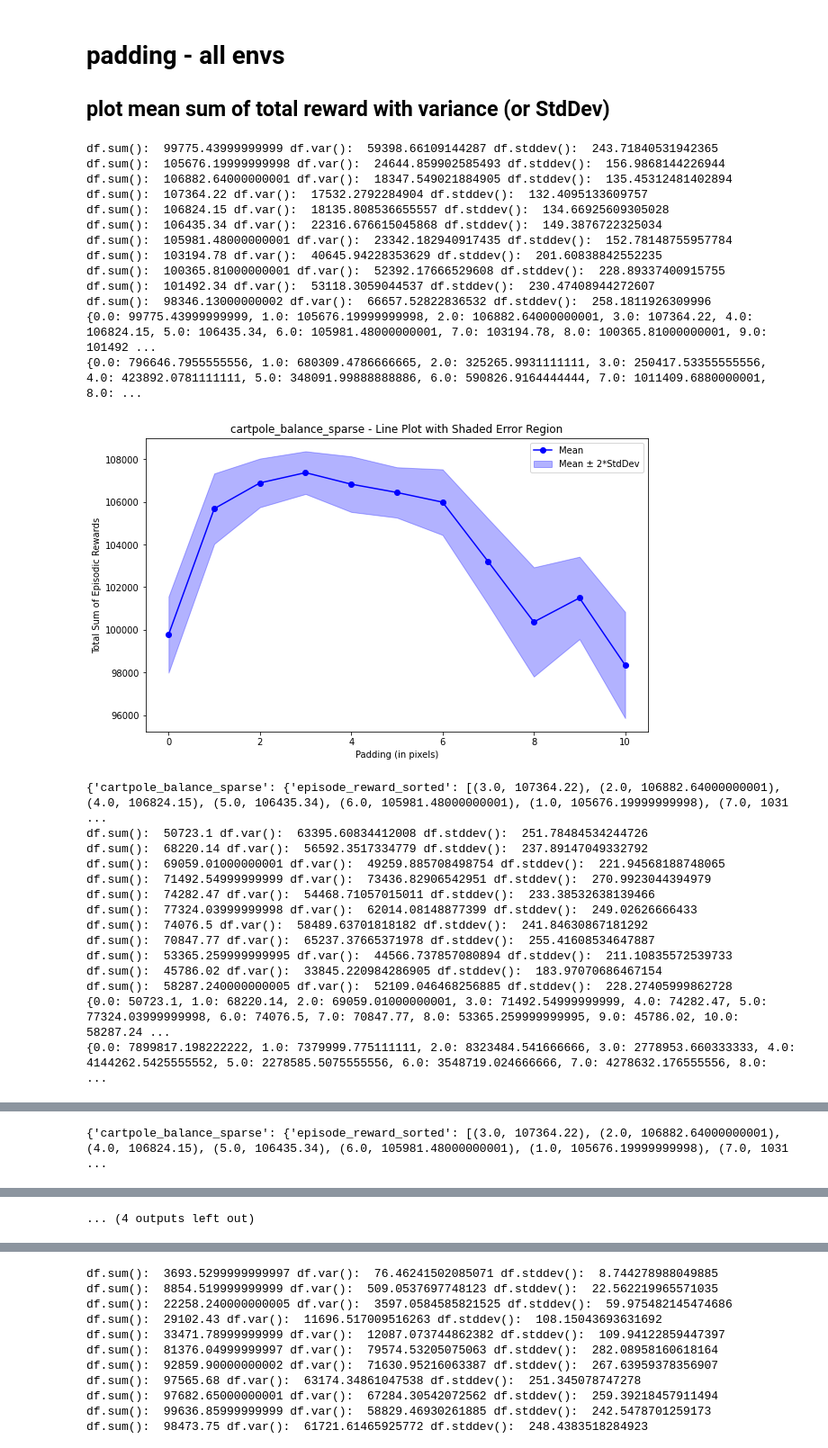
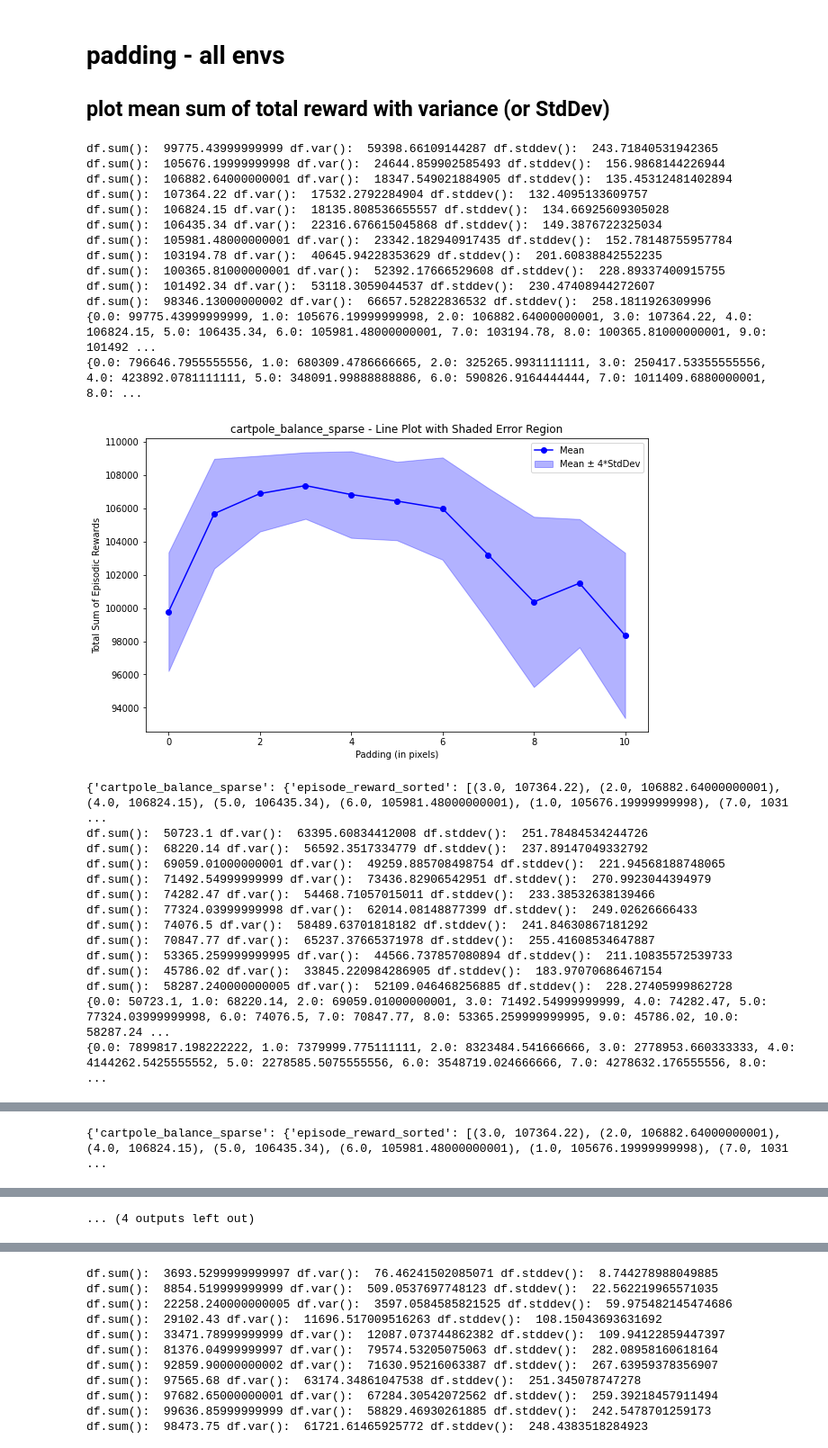
Before and after one commit to vBarbaros/smart-rl, a Jupyter notebook: notebooks/001_AUGMENT_ALL_STATS_ENVS_ALL_IN_ONE.ipynb, the cells around one changed output, grey strips where cells are left out. Shown at 90% size. Drawn from its saved outputs; the diff is of its cells as text; code cells hidden in the pictures.

```diff
--- a/notebooks/001_AUGMENT_ALL_STATS_ENVS_ALL_IN_ONE.ipynb
+++ b/notebooks/001_AUGMENT_ALL_STATS_ENVS_ALL_IN_ONE.ipynb
@@ -20,7 +20,7 @@ LIST_VALS = [0, 1, 2, 3, 4, 5, 6, 7, 8, 9, 10]
 column_name = 'episode_reward'
 XLABEL_STATS_AUG = 'Padding (in pixels)'
 USE_VARIANCE = False
-TIMES_STDDEV = 2
+TIMES_STDDEV = 4
 DICTS_ALL_STATS = {}
 STATS_DATA = {}
 MAX_INDICES = {}
@@ -64,34 +64,34 @@ for env_name in env_names:
     print(DICTS_ALL_STATS)
     all_stats_padding = DICTS_ALL_STATS
     ENV_MAX_TOP[env_name + '_pad_max_at_' + str(MAX_TOP_FIVE)] = {}
     MAX_INDICES_TOP[env_name + '_pad_max_at_' + str(MAX_TOP_FIVE)] = {}
     ENV_MAX_TOP[env_name + '_pad_max_at_' + str(MAX_TOP_FIVE)]['padding'] = LIST_VALS
     MAX_INDICES_TOP[env_name + '_pad_max_at_' + str(MAX_TOP_FIVE)]['padding'] = MAX_TOP_FIVE
 
 
 XLABEL_STATS = 'Environment - Augmentation Parameters (Padding Value for Top Mean Sum of Episodic Rewards)'
 proc.plot_rewards_similar_to_stats_metrics(
         ENV_MAX_TOP, MAX_INDICES_TOP, ['padding'], XLABEL_STATS, show=plot_stats_dists, augment_type='padding')
 
 
 XLABEL_STATS = 'Environment - Distance Metrics (Padding Value for Top Mean Sum of Episodic Rewards)'
 proc.plot_statistical_distance_metrics(
     STATS_DATA, MAX_INDICES, stats_column_names, XLABEL_STATS, show=plot_stats_dists, augment_type='padding')
 # %% [output]
 df.sum():  99775.43999999999 df.var():  59398.66109144287 df.stddev():  243.71840531942365
 df.sum():  105676.19999999998 df.var():  24644.859902585493 df.stddev():  156.9868144226944
 df.sum():  106882.64000000001 df.var():  18347.549021884905 df.stddev():  135.45312481402894
 df.sum():  107364.22 df.var():  17532.2792284904 df.stddev():  132.4095133609757
 df.sum():  106824.15 df.var():  18135.808536655557 df.stddev():  134.66925609305028
 df.sum():  106435.34 df.var():  22316.676615045868 df.stddev():  149.3876722325034
 df.sum():  105981.48000000001 df.var():  23342.182940917435 df.stddev():  152.78148755957784
 df.sum():  103194.78 df.var():  40645.94228353629 df.stddev():  201.60838842552235
 df.sum():  100365.81000000001 df.var():  52392.17666529608 df.stddev():  228.89337400915755
 df.sum():  101492.34 df.var():  53118.3059044537 df.stddev():  230.47408944272607
 df.sum():  98346.13000000002 df.var():  66657.52822836532 df.stddev():  258.1811926309996
 {0.0: 99775.43999999999, 1.0: 105676.19999999998, 2.0: 106882.64000000001, 3.0: 107364.22, 4.0: 106824.15, 5.0: 106435.34, 6.0: 105981.48000000001, 7.0: 103194.78, 8.0: 100365.81000000001, 9.0: 101492 ...
 {0.0: 796646.7955555556, 1.0: 680309.4786666665, 2.0: 325265.9931111111, 3.0: 250417.53355555556, 4.0: 423892.0781111111, 5.0: 348091.99888888886, 6.0: 590826.9164444444, 7.0: 1011409.6880000001, 8.0: ...
-[figure, old version]
+[figure, new version]
 {'cartpole_balance_sparse': {'episode_reward_sorted': [(3.0, 107364.22), (2.0, 106882.64000000001), (4.0, 106824.15), (5.0, 106435.34), (6.0, 105981.48000000001), (1.0, 105676.19999999998), (7.0, 1031 ...
 df.sum():  50723.1 df.var():  63395.60834412008 df.stddev():  251.78484534244726
 df.sum():  68220.14 df.var():  56592.3517334779 df.stddev():  237.89147049332792
```
Also changed, not shown: parts of 3 cells of this notebook, 1 other file.
